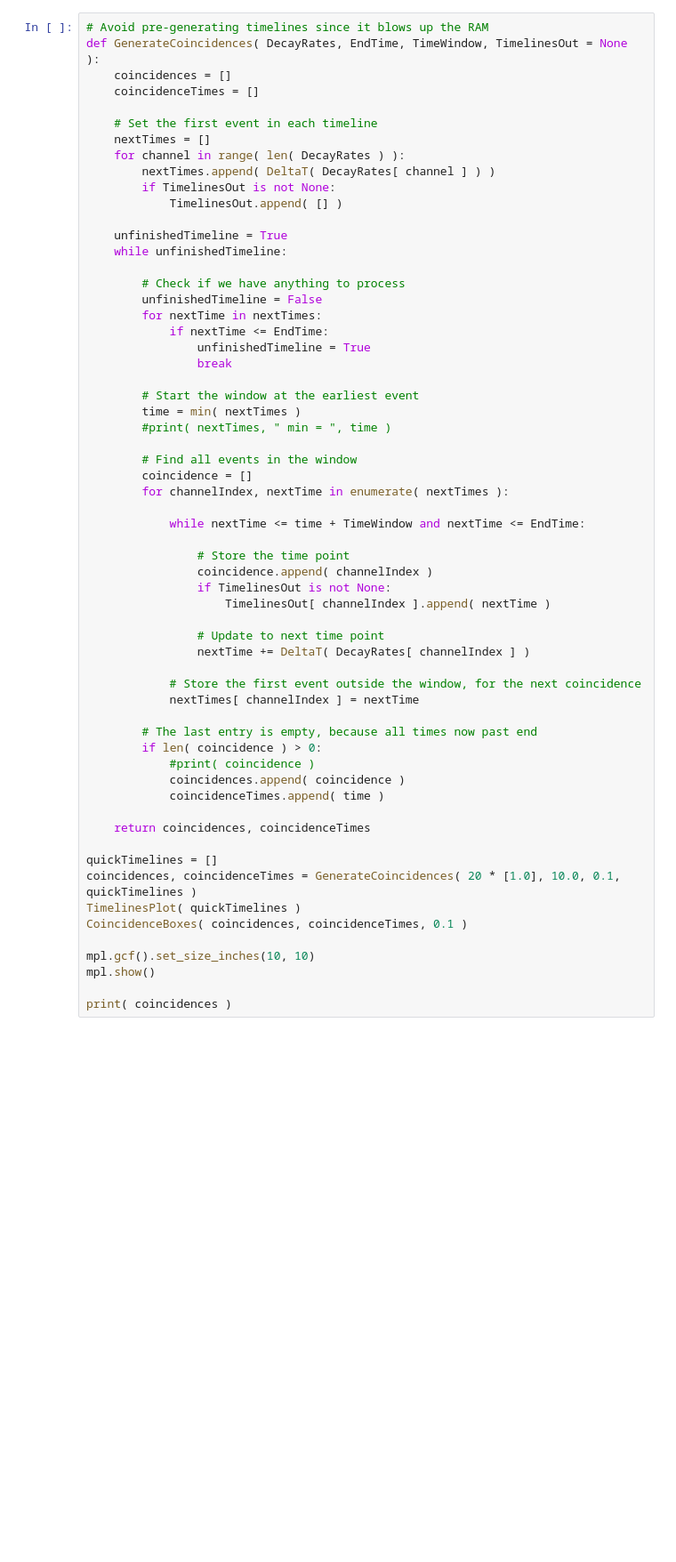
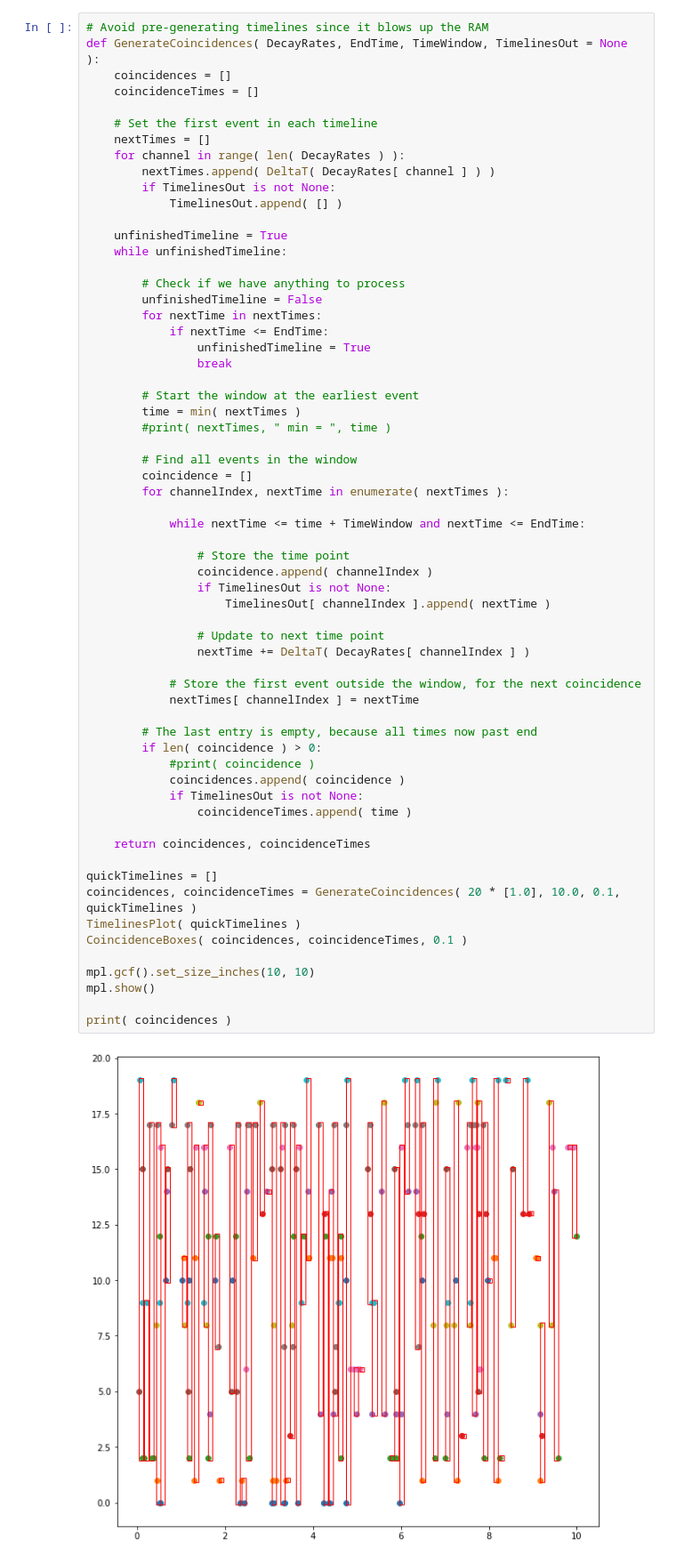
Before and after one commit to bwynneHEP/SimplePetScanner, a Jupyter notebook: analysis/NECRanalysis.ipynb, the cells around one changed output. Shown at 89% size. Drawn from its saved outputs; the diff is of its cells as text; blank space fills up the shorter version.

```diff
--- a/analysis/NECRanalysis.ipynb
+++ b/analysis/NECRanalysis.ipynb
@@ -193,31 +202,34 @@ def GenerateCoincidences( DecayRates, EndTime, TimeWindow, TimelinesOut = None )
 
             while nextTime <= time + TimeWindow and nextTime <= EndTime:
 
                 # Store the time point
                 coincidence.append( channelIndex )
                 if TimelinesOut is not None:
                     TimelinesOut[ channelIndex ].append( nextTime )
 
                 # Update to next time point
                 nextTime += DeltaT( DecayRates[ channelIndex ] )
 
             # Store the first event outside the window, for the next coincidence
             nextTimes[ channelIndex ] = nextTime
 
         # The last entry is empty, because all times now past end
         if len( coincidence ) > 0:
             #print( coincidence )
             coincidences.append( coincidence )
-            coincidenceTimes.append( time )
+            if TimelinesOut is not None:
+                coincidenceTimes.append( time )
 
     return coincidences, coincidenceTimes
 
 quickTimelines = []
 coincidences, coincidenceTimes = GenerateCoincidences( 20 * [1.0], 10.0, 0.1, quickTimelines )
 TimelinesPlot( quickTimelines )
 CoincidenceBoxes( coincidences, coincidenceTimes, 0.1 )
 
 mpl.gcf().set_size_inches(10, 10)
 mpl.show()
 
 print( coincidences )
+# %% [output]
+[figure, added]
```
Also changed, not shown: parts of 21 cells of this notebook, 2 other files.
